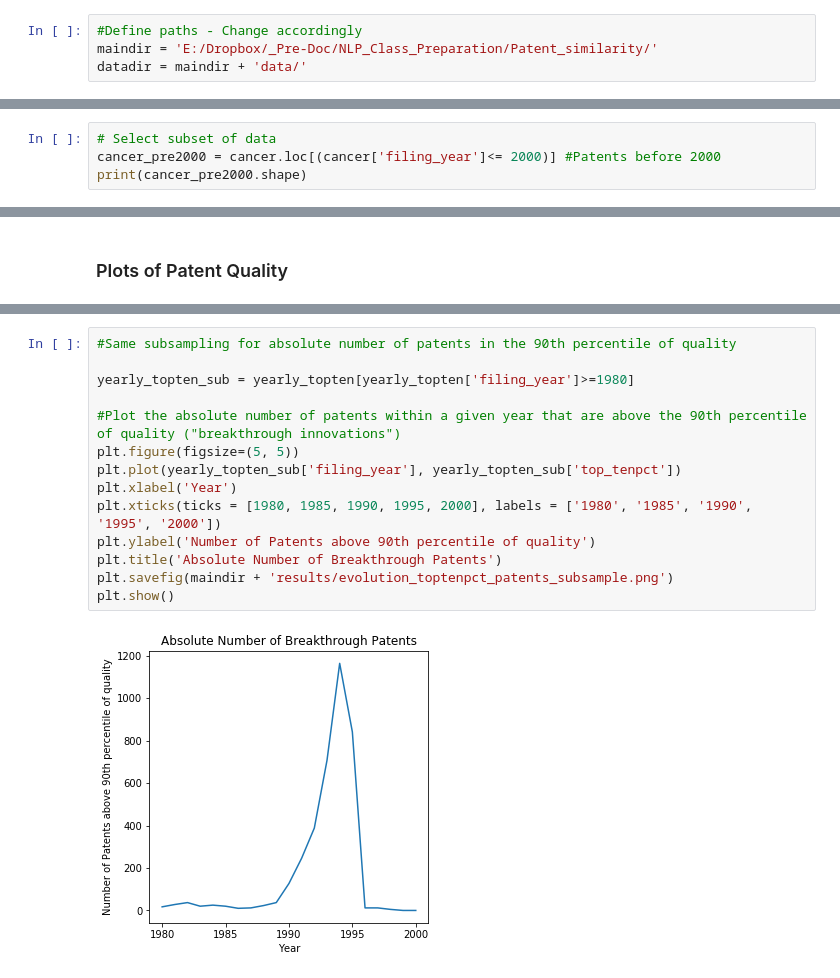
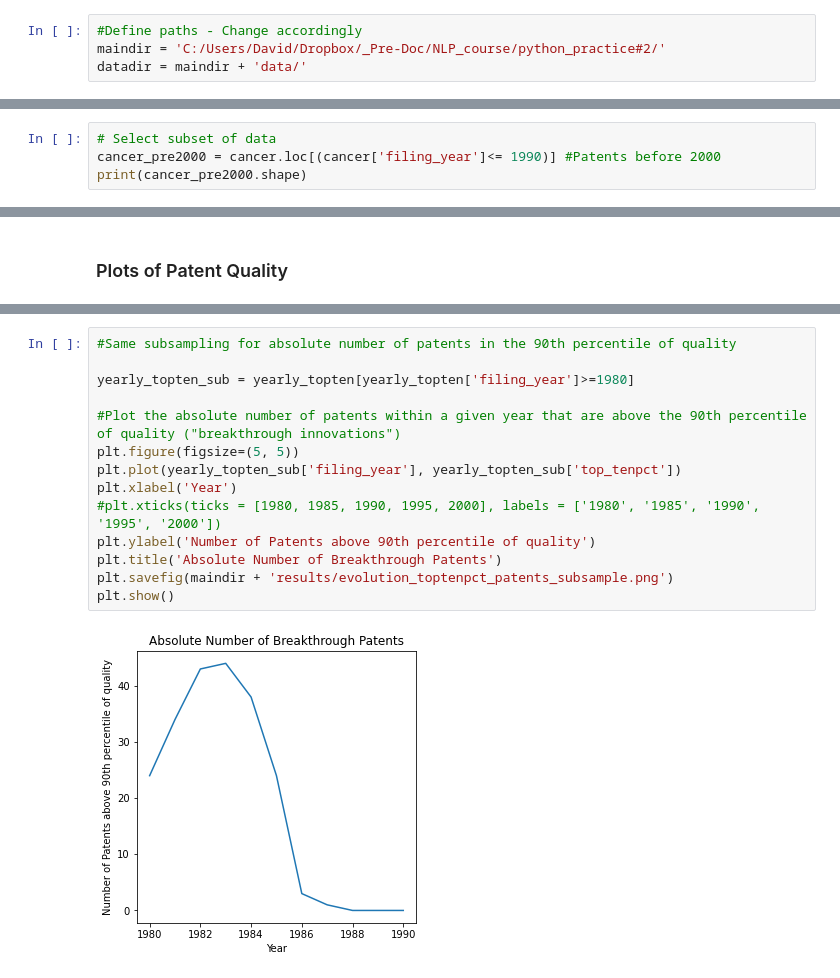
Before and after one commit to ampudia19/NLP_course, a Jupyter notebook: python_practice#2/Kelly_replication_cancer_patents.ipynb, the cells around one changed output, grey strips where cells are left out. Cells and saved outputs as stored; diff of their text form.

```diff
--- a/python_practice#2/Kelly_replication_cancer_patents.ipynb
+++ b/python_practice#2/Kelly_replication_cancer_patents.ipynb
@@ -41,7 +41,7 @@ import nltk
 import spacy
 # %%
 #Define paths - Change accordingly
-maindir = 'E:/Dropbox/_Pre-Doc/NLP_Class_Preparation/Patent_similarity/'
+maindir = 'C:/Users/David/Dropbox/_Pre-Doc/NLP_course/python_practice#2/'
 datadir = maindir + 'data/'
 # %% [markdown]
 # Data Preparation
@@ -194,6 +201,6 @@ array([[<AxesSubplot:title={'center':'filing_year'}>,
 In case you were interested to fully replicate Kelly et al (2019)'s paper, you may need customized web crawlers that scrape data from [USPTO's Open Data Portal](https://developer.uspto.gov/). A good, interactive tool that uses basic Python scripts can be found [here](https://github.com/mattwang44/USPTO-PatFT-Web-Crawler).
 # %%
 # Select subset of data
-cancer_pre2000 = cancer.loc[(cancer['filing_year']<= 2000)] #Patents before 2000
+cancer_pre2000 = cancer.loc[(cancer['filing_year']<= 1990)] #Patents before 2000
 print(cancer_pre2000.shape)
 # %% [output]
@@ -776,19 +785,19 @@ plt.show()
 # %%
 #Same subsampling for absolute number of patents in the 90th percentile of quality
 
 yearly_topten_sub = yearly_topten[yearly_topten['filing_year']>=1980]
 
 #Plot the absolute number of patents within a given year that are above the 90th percentile of quality ("breakthrough innovations")
 plt.figure(figsize=(5, 5))
 plt.plot(yearly_topten_sub['filing_year'], yearly_topten_sub['top_tenpct'])
 plt.xlabel('Year')
-plt.xticks(ticks = [1980, 1985, 1990, 1995, 2000], labels = ['1980', '1985', '1990', '1995', '2000'])
+#plt.xticks(ticks = [1980, 1985, 1990, 1995, 2000], labels = ['1980', '1985', '1990', '1995', '2000'])
 plt.ylabel('Number of Patents above 90th percentile of quality')
 plt.title('Absolute Number of Breakthrough Patents')
 plt.savefig(maindir + 'results/evolution_toptenpct_patents_subsample.png')
 plt.show()
 # %% [output]
-[figure, old version]
+[figure, new version]
 # %%
 #Plot the relative number of patents within a given year that are above the 90th percentile of quality ("breakthrough innovations")
 plt.figure(figsize=(5, 5))
```
Also changed, not shown: parts of 30 cells of this notebook.
